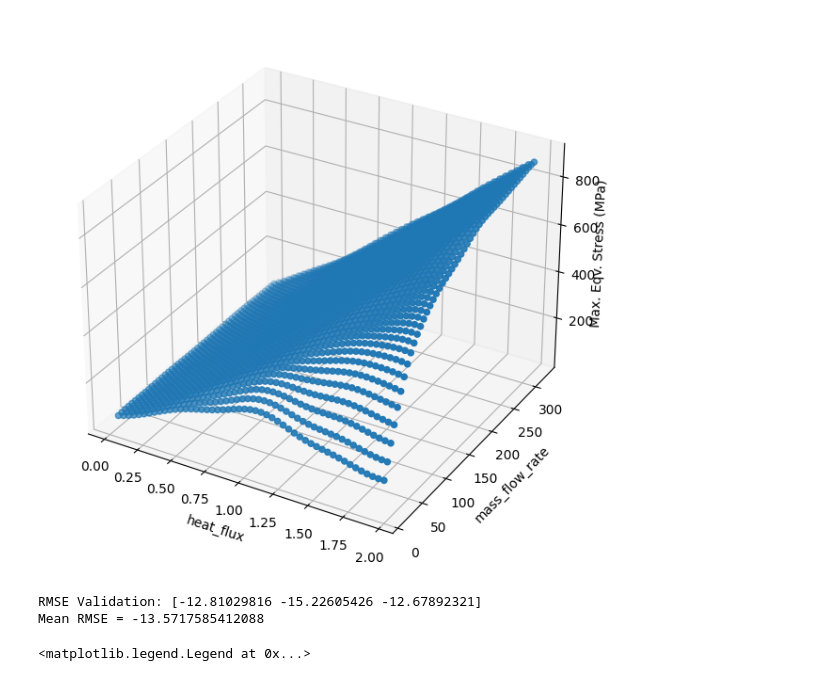
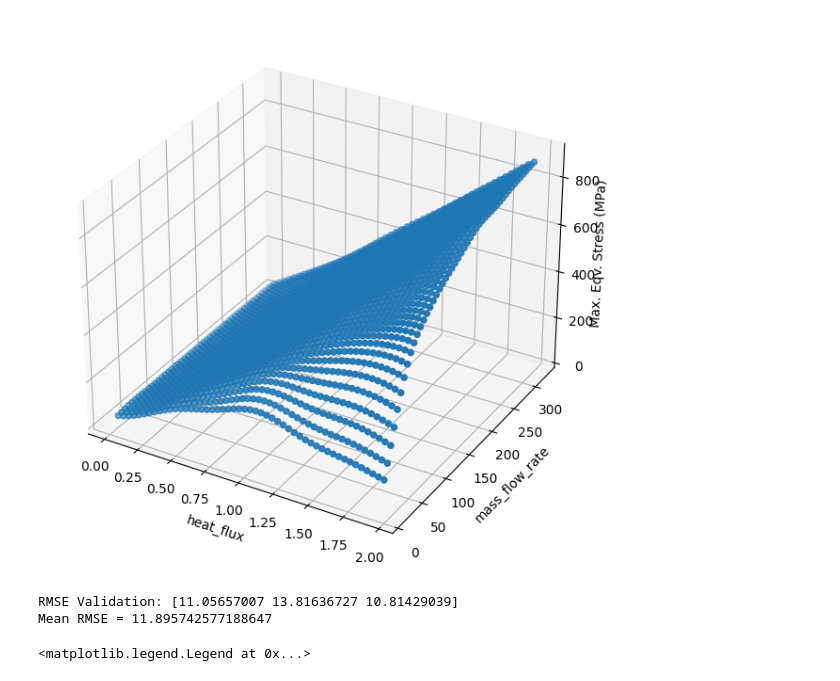
Before and after one commit to juliangrohmann/ansys-solver, a Jupyter notebook: analysis_v1/results_nb.ipynb, the cells around one changed output. Saved outputs shown, nothing was run; the diff lists cells and outputs as text; code cells hidden in the pictures.

```diff
--- a/analysis_v1/results_nb.ipynb
+++ b/analysis_v1/results_nb.ipynb
@@ -47,7 +47,7 @@ def plot_np(_df, title=None):
     plt.show()
 # %%
 def make_gpr(_x_train, _y_train):
-    inp_kernel = kern.RBF(length_scale=10)
+    inp_kernel = kern.RBF(length_scale=np.ones((2, 1)))
     _gpr = GaussianProcessRegressor(
         kernel=inp_kernel,
         n_restarts_optimizer=100
@@ -69,37 +69,37 @@ def plot_gpr(_x_train, _gpr, _scaler, y_label='result'):
         x_label=_x_train.columns[0],
         y_label=_x_train.columns[1]
     )
     _grid[y_label] = _gpr.predict(_scaler.transform(_grid.values))
     plot_np(_grid)
 
 
 def score_gpr(_x_train, _y_train, _gpr, _scaler):
     _x_train_scaled = _scaler.fit_transform(_x_train.values)
 
-    rmse_scorer = make_scorer(lambda y_true, y_pred: np.sqrt(mean_squared_error(y_true, y_pred)), greater_is_better=False)
+    rmse_scorer = make_scorer(lambda y_true, y_pred: np.sqrt(mean_squared_error(y_true, y_pred)), greater_is_better=True)
     results = cross_val_score(_gpr, _x_train_scaled, _y_train, cv=3, scoring=rmse_scorer)
     print("RMSE Validation:", results)
     print("Mean RMSE =", results.mean())
 
 
 def perform_gpr_analysis(_x_train, _y_train, y_label='result'):
     _gpr, _scaler = make_gpr(_x_train, _y_train)
 
     plot_gpr(_x_train, _gpr, _scaler, y_label=y_label)
     score_gpr(_x_train, _y_train, _gpr, _scaler)
 
     return _gpr, _scaler
 
 df = pd.read_csv(os.path.join(CURR_DIR, 'results.frame'), index_col=0)
 
 X_train = df[['heat_flux', 'mass_flow_rate']]
 Y_train = df['max_eqv_stress']
 
 gpr_eqv_stress, scaler_eqv_stress = perform_gpr_analysis(X_train, Y_train, y_label='Max. Eqv. Stress (MPa)')
 # %% [output]
-[figure, old version]
+[figure, new version]
-RMSE Validation: [-12.81029816 -15.22605426 -12.67892321]
-Mean RMSE = -13.5717585412088
+RMSE Validation: [11.05657007 13.81636727 10.81429039]
+Mean RMSE = 11.895742577188647
 # %%
 def predict(heat_flux, mass_flow_rate, offset, _gpr, _scaler):
     scaled = _scaler.transform([[heat_flux, mass_flow_rate]])
```
